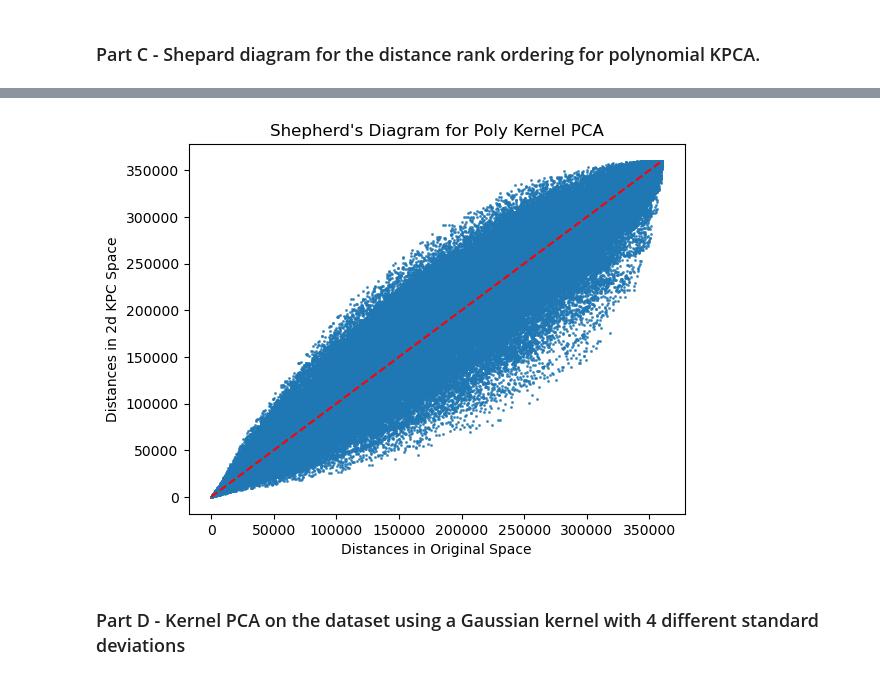
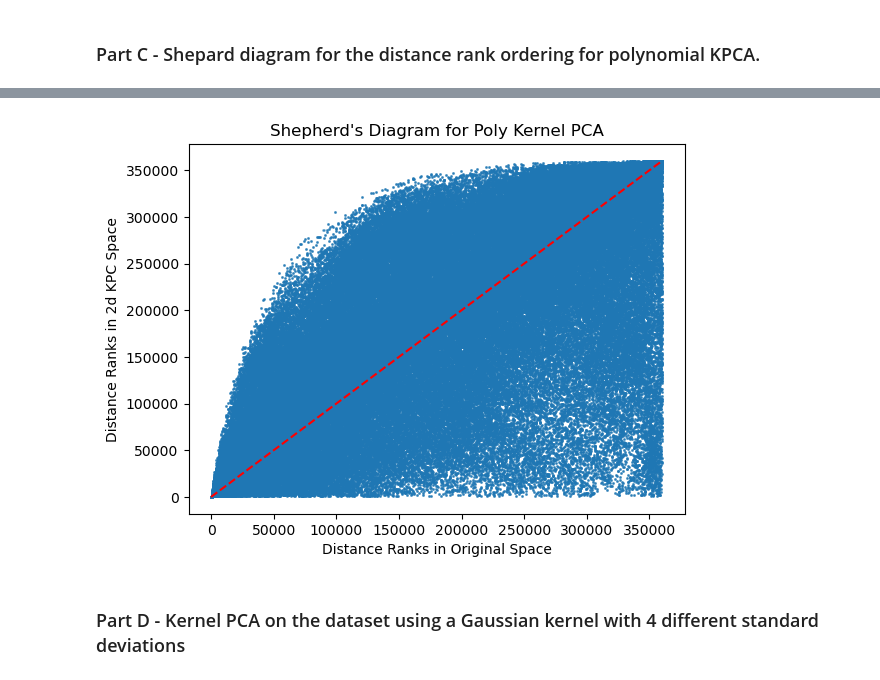
Before and after one commit to avsngh-git/Masters-Projects, a Jupyter notebook: Unsupervised-Learning/Project1.ipynb, the cells around one changed output, grey strips where cells are left out. Drawn from its saved outputs; the diff is of its cells as text; code cells hidden in the pictures.

```diff
--- a/Unsupervised-Learning/Project1.ipynb
+++ b/Unsupervised-Learning/Project1.ipynb
@@ -62,7 +62,7 @@ while i<3:
 ### Part B - Performing Kernel PCA on the dataset using degree 2 polynomial and Plotting the data points in the plane of first 2 Principal Components.
 # %%
 # fitting and transforming the data
-kpca_obj = KernelPCA(kernel='poly', degree=2)
+kpca_obj = KernelPCA(kernel='poly', degree=2, n_components=None)
 kpca_obj.fit(df)
 transformed_df=kpca_obj.transform(df)
 # %%
@@ -83,6 +113,7 @@ def pd_calculator(pairwise_list):
 # %%
 flat_original_pd = pd_calculator(df) #pairwise distance matrix of points in the original space
 flat_poly_pd = pd_calculator(transformed_df[:,[0,1]]) #PD matrix in the polynomial transformed space using only first and second KPCs
+flat_poly_pd_fifth_c = pd_calculator(transformed_df[:,[0,4]]) #PD matrix in the polynomial transformed space using only first and fifth KPCs
 # %% [markdown]
 ### Part C - Shepard diagram for the distance rank ordering for polynomial KPCA.
 # %%
@@ -93,6 +124,6 @@ def shephard_diagram(original_distance, transformed_distance):
     plt.scatter(y=trans_dist_rank, x=orig_dist_rank, alpha=0.5, s=1)
     plt.plot([0, np.max(orig_dist_rank)], [0, np.max(orig_dist_rank)], 'r--')  # y = x line
     plt.title("Shepherd's Diagram for Poly Kernel PCA")
-    plt.xlabel('Distances in Original Space')
-    plt.ylabel('Distances in 2d KPC Space')
+    plt.xlabel('Distance Ranks in Original Space')
+    plt.ylabel('Distance Ranks in 2d KPC Space')
     plt.show()
@@ -99,7 +134,7 @@ def shephard_diagram(original_distance, transformed_distance):
 # %%
-shephard_diagram(flat_original_pd, flat_poly_pd)
+shephard_diagram(flat_original_pd, flat_poly_pd_fifth_c)
 # %% [output]
-[figure, old version]
+[figure, new version]
 # %% [markdown]
 ### Part D - Kernel PCA on the dataset using a Gaussian kernel with 4 different standard deviations
 # %%
```
Also changed, not shown: parts of 24 cells of this notebook.
